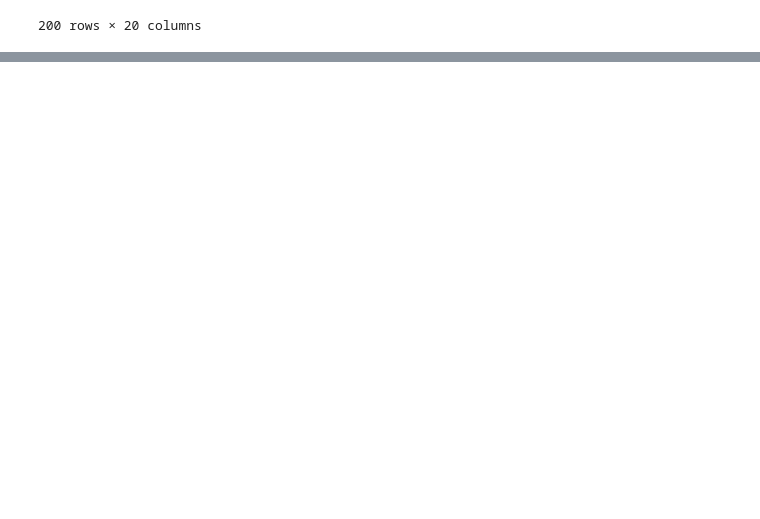
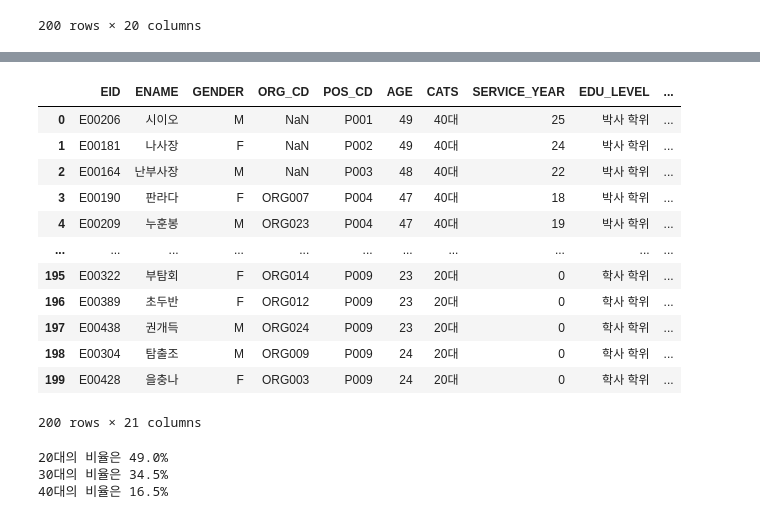
Before and after one commit to windycar/LG_DX_School, a Jupyter notebook: 2.LGDX_python_library/Practice_Code/ex04_pandas_Deeping_sort.ipynb, the cells around one changed output, grey strips where cells are left out. Saved outputs shown, nothing was run; the diff lists cells and outputs as text; code cells hidden in the pictures; blank space fills up the shorter version.

```diff
--- a/2.LGDX_python_library/Practice_Code/ex04_pandas_Deeping_sort.ipynb
+++ b/2.LGDX_python_library/Practice_Code/ex04_pandas_Deeping_sort.ipynb
@@ -401,7 +393,7 @@ def get_grade (data):
     elif data>=3.0:
         result='B'
     else :
-        result='C'
+        result='C'Q
     return result
 # %%
 a=hr['PERFORMANCE_SCORE'].apply(get_grade)
@@ -425,0 +481,5 @@ hr
+# %%
+bins=[19,29,39,49]
+labels=['20대','30대','40대']
+tmp=pd.cut(hr['AGE'],bins,labels=labels)
+tmp
@@ -425,0 +500,18 @@ hr
+# %%
+hr.insert(loc =6,column= 'CATS',value =tmp)
+# %%
+hr
+# %% [output]
+|  | EID | ENAME | GENDER | ORG_CD | POS_CD | AGE | CATS | SERVICE_YEAR | EDU_LEVEL | ... |
+| 0 | E00206 | 시이오 | M | NaN | P001 | 49 | 40대 | 25 | 박사 학위 | ... |
+| 1 | E00181 | 나사장 | F | NaN | P002 | 49 | 40대 | 24 | 박사 학위 | ... |
+| 2 | E00164 | 난부사장 | M | NaN | P003 | 48 | 40대 | 22 | 박사 학위 | ... |
+| 3 | E00190 | 판라다 | F | ORG007 | P004 | 47 | 40대 | 18 | 박사 학위 | ... |
+| 4 | E00209 | 누훈봉 | M | ORG023 | P004 | 47 | 40대 | 19 | 박사 학위 | ... |
+| ... | ... | ... | ... | ... | ... | ... | ... | ... | ... | ... |
+| 195 | E00322 | 부탐회 | F | ORG014 | P009 | 23 | 20대 | 0 | 학사 학위 | ... |
+| 196 | E00389 | 초두반 | F | ORG012 | P009 | 23 | 20대 | 0 | 학사 학위 | ... |
+| 197 | E00438 | 권개득 | M | ORG024 | P009 | 23 | 20대 | 0 | 학사 학위 | ... |
+| 198 | E00304 | 탐출조 | M | ORG009 | P009 | 24 | 20대 | 0 | 학사 학위 | ... |
+| 199 | E00428 | 을충나 | F | ORG003 | P009 | 24 | 20대 | 0 | 학사 학위 | ... |
+200 rows × 21 columns
@@ -425,0 +520,6 @@ hr
+# %%
+print(f'20대의 비율은 {a[0]}% \n30대의 비율은 {a[1]}%  \n40대의 비율은 {a[2]}%')
+# %% [output]
+20대의 비율은 49.0%
+30대의 비율은 34.5%
+40대의 비율은 16.5%
```
Also changed, not shown: parts of 37 cells of this notebook, 8 other files.
